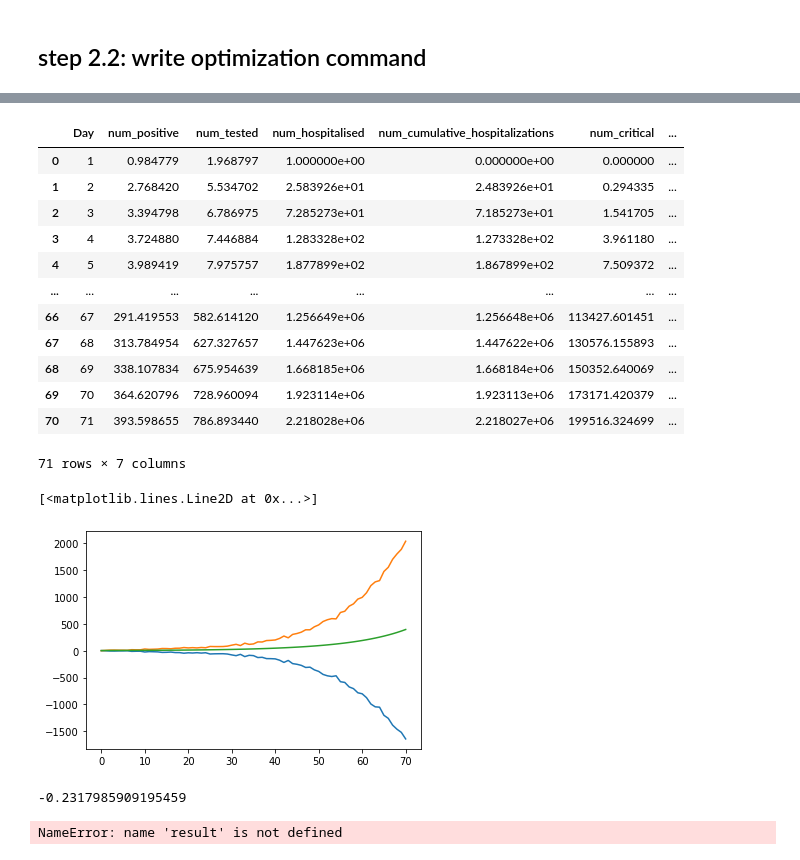
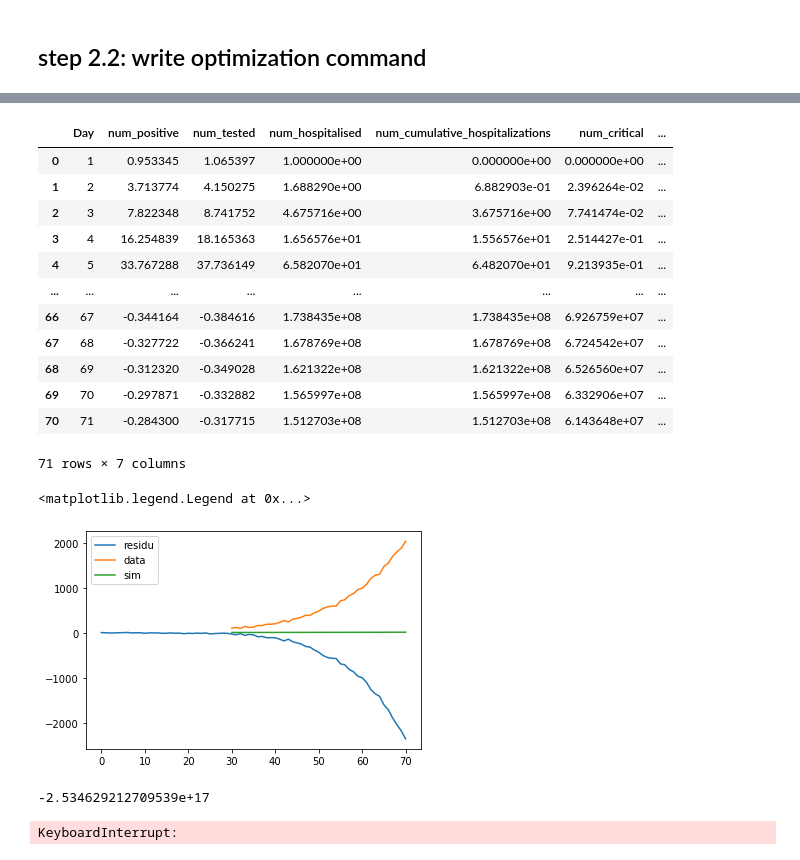
Before and after one commit to dimiphoton/bigdataSIR, a Jupyter notebook: SICRH_aurelien.ipynb, the cells around one changed output, grey strips where cells are left out. Saved outputs shown, nothing was run; the diff lists cells and outputs as text; code cells hidden in the pictures.

```diff
--- a/SICRH_aurelien.ipynb
+++ b/SICRH_aurelien.ipynb
@@ -76,7 +63,7 @@ def deriv(y, t, N, ps):
 # https://lmfit.github.io/lmfit-py/parameters.html
 
 params = Parameters()
-params.add('beta_SE', value=0.15, min=0.001, max=2)
+params.add('beta_SE', value=0.15, min=1, max=10)
 params.add('gamma_ER', value= 0.05, min=0.1, max=2)
 params.add('fraction_symptomatic', value= 0.6, min=0.5, max=0.7)
 params.add('days_EtoI', value= 3, min=1, max=5)
@@ -94,16 +81,6 @@ params.add('OBS_nbTest_to_nbpos',value=0.75,min=0.5,max=0.9)
 # params.add('OBS_H_to_ICU',value=0.1,min=0.01,max=0.5) mistake??
 # %% [markdown]
 ## step 1.3 writing the solver ##
-# %%
-#this function solves the ode
-#input: function deriv, initial compartiments y0, t, and N,ps as arguments??
-#output: the ode solution
-def odesol(y,t,N,ps):
-
-    ts = np.linspace(0, t, t+1)
-    x = odeint(deriv, y, ts, args=(N, ps))
-
-    return x
 # %%
 params
 # %% [output]
@@ -193,8 +159,10 @@ array([ 2.81244094e-01, -4.68190817e+00, -9.64539149e+00, -1.06080568e+01,
 # %% [markdown]
 ## step 2.2: write optimization command ##
 # %%
+#mini = Minimizer(residual, params, (data.shape[0] - 1, data, 1e6))
 mini = Minimizer(residual, params, (data.shape[0] - 1, data, 1e6))
-result = mini.minimize()
+result=mini.minimize(method='leastsq')
+#result = mini.minimize()
 result
 # %% [output]
 Fit Statistics
@@ -255,34 +212,36 @@ y0 = S0,E0,I0,C0,R0,H0,ICU0,D0
 
 model = pd.DataFrame(odesol(y0,70,1e6,result.params), columns=['S','E','I','C','R','H','ICU','D'])
 obs_df=create_obsdf(model,result.params,data)
-obs_df
 # %% [output]
 |  | Day | num_positive | num_tested | num_hospitalised | num_cumulative_hospitalizations | num_critical | ... |
-| 0 | 1 | 0.984779 | 1.968797 | 1.000000e+00 | 0.000000e+00 | 0.000000 | ... |
-| 1 | 2 | 2.768420 | 5.534702 | 2.583926e+01 | 2.483926e+01 | 0.294335 | ... |
-| 2 | 3 | 3.394798 | 6.786975 | 7.285273e+01 | 7.185273e+01 | 1.541705 | ... |
-| 3 | 4 | 3.724880 | 7.446884 | 1.283328e+02 | 1.273328e+02 | 3.961180 | ... |
-| 4 | 5 | 3.989419 | 7.975757 | 1.877899e+02 | 1.867899e+02 | 7.509372 | ... |
+| 0 | 1 | 0.953345 | 1.065397 | 1.000000e+00 | 0.000000e+00 | 0.000000e+00 | ... |
+| 1 | 2 | 3.713774 | 4.150275 | 1.688290e+00 | 6.882903e-01 | 2.396264e-02 | ... |
+| 2 | 3 | 7.822348 | 8.741752 | 4.675716e+00 | 3.675716e+00 | 7.741474e-02 | ... |
+| 3 | 4 | 16.254839 | 18.165363 | 1.656576e+01 | 1.556576e+01 | 2.514427e-01 | ... |
+| 4 | 5 | 33.767288 | 37.736149 | 6.582070e+01 | 6.482070e+01 | 9.213935e-01 | ... |
 | ... | ... | ... | ... | ... | ... | ... | ... |
-| 66 | 67 | 291.419553 | 582.614120 | 1.256649e+06 | 1.256648e+06 | 113427.601451 | ... |
-| 67 | 68 | 313.784954 | 627.327657 | 1.447623e+06 | 1.447622e+06 | 130576.155893 | ... |
-| 68 | 69 | 338.107834 | 675.954639 | 1.668185e+06 | 1.668184e+06 | 150352.640069 | ... |
-| 69 | 70 | 364.620796 | 728.960094 | 1.923114e+06 | 1.923113e+06 | 173171.420379 | ... |
-| 70 | 71 | 393.598655 | 786.893440 | 2.218028e+06 | 2.218027e+06 | 199516.324699 | ... |
+| 66 | 67 | -0.344164 | -0.384616 | 1.738435e+08 | 1.738435e+08 | 6.926759e+07 | ... |
+| 67 | 68 | -0.327722 | -0.366241 | 1.678769e+08 | 1.678769e+08 | 6.724542e+07 | ... |
+| 68 | 69 | -0.312320 | -0.349028 | 1.621322e+08 | 1.621322e+08 | 6.526560e+07 | ... |
+| 69 | 70 | -0.297871 | -0.332882 | 1.565997e+08 | 1.565997e+08 | 6.332906e+07 | ... |
+| 70 | 71 | -0.284300 | -0.317715 | 1.512703e+08 | 1.512703e+08 | 6.143648e+07 | ... |
 71 rows × 7 columns
 # %%
-plt.plot(result.residual); plt.plot(data['num_positive']); plt.plot(obs_df['num_positive'])
+plt.plot(result.residual,label='residu')
+plt.plot(data['num_positive'],label='data')
+plt.plot(obs_df['num_positive'],label='sim')
+plt.legend()
 # %% [output]
-[<matplotlib.lines.Line2D at 0x...>]
+<matplotlib.legend.Legend at 0x...>
-[figure, old version]
+[figure, new version]
 # %%
 R2 = 1 - sum(result.residual**2) / sum((data['num_positive'] - np.mean(data['num_positive']))**2)
 R2
 # %% [output]
--0.2317985909195459
+-2.534629212709539e+17
 # %%
 # confidence intervals
 ci = conf_interval(mini, result)
 printfuncs.report_ci(ci)
 # %% [output]
-NameError: name 'result' is not defined
+KeyboardInterrupt:
```
Also changed, not shown: parts of 7 cells of this notebook, 6 other files.
